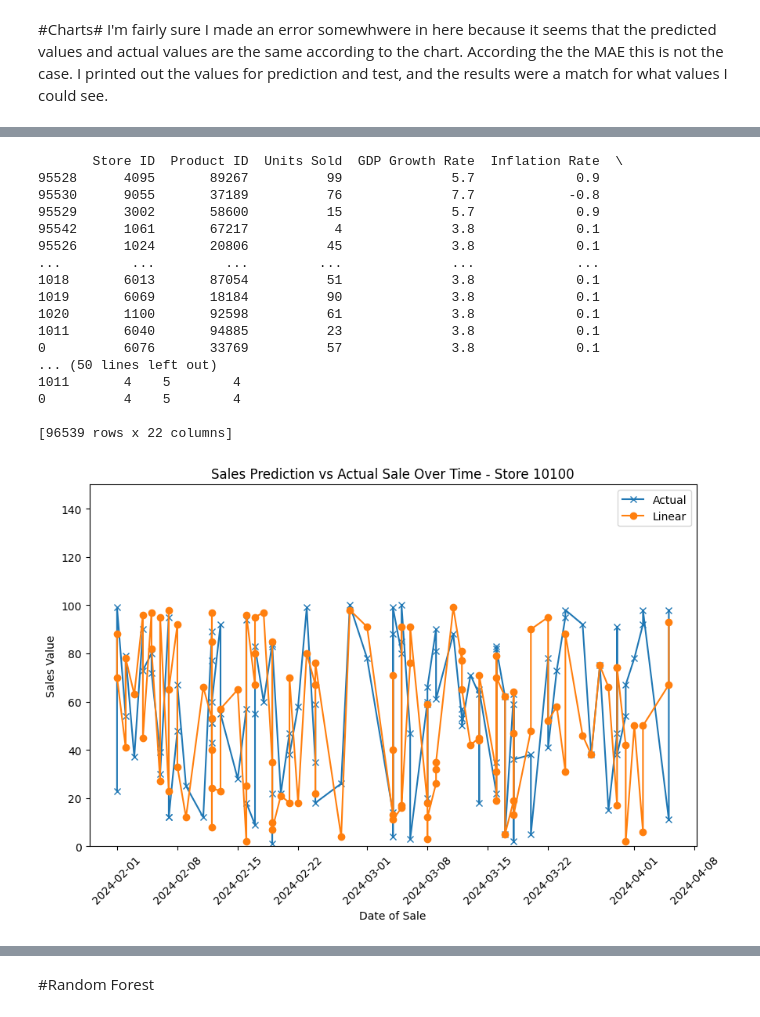
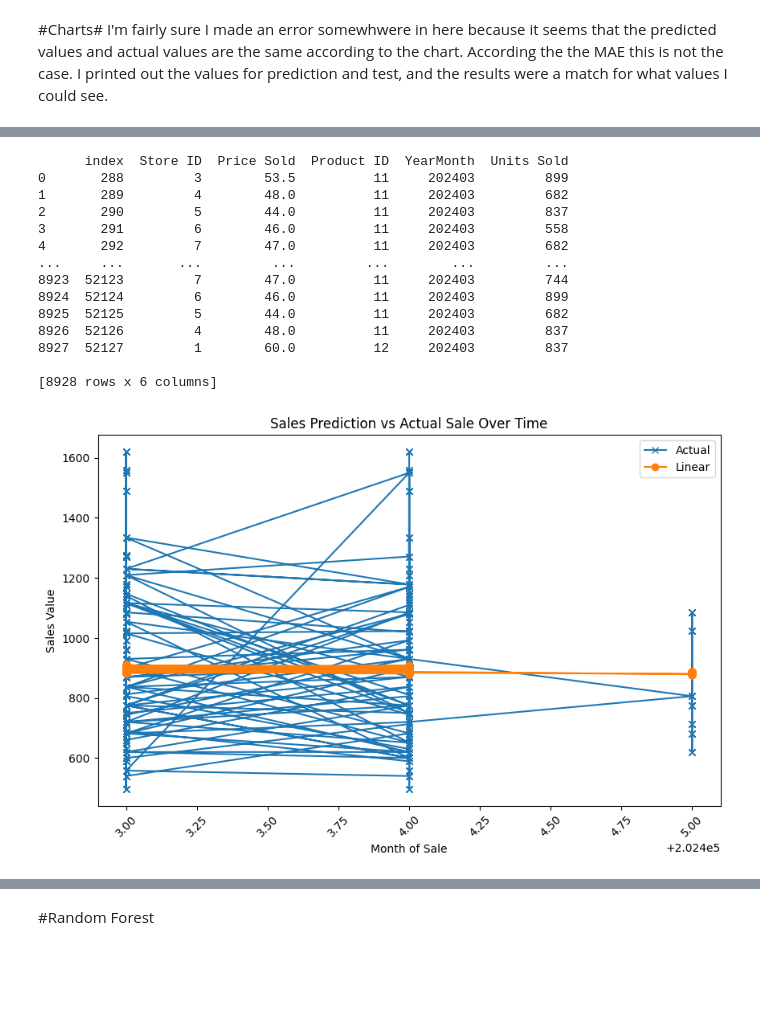
Before and after one commit to kevinhoffmanglyde/oxfordgenaigroup2, a Jupyter notebook: Group2EndtoEnd.ipynb, the cells around one changed output, grey strips where cells are left out. Cells and saved outputs as stored; diff of their text form; code cells hidden in the pictures; blank space fills up the shorter version.

```diff
--- a/Group2EndtoEnd.ipynb
+++ b/Group2EndtoEnd.ipynb
@@ -146,4 +219,5 @@ plt.show()
 # %%
+df['Date of Sale'] = pd.to_datetime(df['Date of Sale'], format='%d/%m/%Y')
 min_sale_date = df['Date of Sale'].min()
 max_sale_date = df['Date of Sale'].max()
 
@@ -161,7 +235,7 @@ So, selecting out test and train data set should probably be on dates rather tha
 Once the data split is completed, I had to drop the Date of Sale feature because it would not process as a number.  The componensts of the date can be reconstituted for charts at a later point.
 The below includes one-hot encoding for the Product Category and Country.
 # %%
-df['Date of Sale'] = pd.to_datetime(df['Date of Sale'])
+#df['Date of Sale'] = pd.to_datetime(df['Date of Sale'])
 print(df['Date of Sale'].head(10))
 #df['Units Sold'] = df['Units Sold'].astype(int)
 print('Actuals:', df['Units Sold'].head(10))
@@ -254,0 +329,6 @@ Name: Units Sold, Length: 96539, dtype: int64
+# %%
+X = dfa.drop(columns='Units Sold')
+X = X.drop(columns='GDP Growth Rate')
+X = X.drop(columns='Country')
+X = X.drop(columns='Product Category')
+X = X.drop(columns='Inflation Rate')
@@ -305,3 +451,11 @@ X.describe()
 #Charts#
 I'm fairly sure I made an error somewhwere in here because it seems that the predicted values and actual values are the same according to the chart.  According the the MAE this is not the case.
 I printed out the values for prediction and test, and the results were a match for what values I could see.
+# %%
+from datetime import datetime
+#X_Test['Date of Sale'] = pd.to_datetime(X_Test[['Year', 'Month', 'Day']])
+X_Test.reset_index(drop=True, inplace=True)
+Y_Test.reset_index(drop=True, inplace=True)
+merged_df = pd.merge(X_Test, Y_Test, left_index=True, right_index=True)
+print(merged_df)
+merged_df.describe()
@@ -308,52 +505,39 @@ I printed out the values for prediction and test, and the results were a match f
 # %%
-from datetime import datetime
-
-print( X_Test)
-X_Test['Date of Sale'] = pd.to_datetime(X_Test[['Year', 'Month', 'Day']])
-
-
-merged_df = pd.merge(X_Test, Y_Test, left_index=True, right_index=True)
-filtered_df = merged_df[merged_df['Store ID'] == 10100]
-df_1d = pd.DataFrame(predictionsLR, columns=['Prediction'])
-merged_df2 = pd.merge(X_Test, df_1d, left_index=True, right_index=True)
-filtered_df2 = merged_df2[merged_df2['Store ID'] == 10100]
+print(merged_df)
 #print(filtered_df2)
 plt.figure(figsize=(10, 6))  # Set the figure size= modelLR.predict(X_Test)
 #print(filtered_df)
-plt.plot(filtered_df['Date of Sale'] , filtered_df['Units Sold_y'], label='Actual', marker='x')  # Plot Sales Prediction
-plt.plot(filtered_df2['Date of Sale'] ,  filtered_df2['Prediction'], label='Linear', marker='o')  # Plot Sales Prediction
+plt.plot(merged_df['YearMonth'] , merged_df['Units Sold'], label='Actual', marker='x')  # Plot Sales Prediction
+plt.plot(merged_df2['YearMonth'] ,  merged_df2['Prediction'], label='Linear', marker='o')  # Plot Sales Prediction
 # Adding titles and labels
-plt.title('Sales Prediction vs Actual Sale Over Time - Store 10100')
-plt.xlabel('Date of Sale')
+plt.title('Sales Prediction vs Actual Sale Over Time')
+plt.xlabel('Month of Sale')
 plt.ylabel('Sales Value')
 plt.xticks(rotation=45)  # Rotate date labels for better readability
-plt.ylim(0, 150)
+#plt.ylim(0, 150)
 
 # Adding legend
 plt.legend()
 
 # Show the plot
 plt.show()
-X_Test = X_Test.drop(columns=['Date of Sale'])
+#X_Test = X_Test.drop(columns=['Date of Sale'])
 # %% [output]
-       Store ID  Product ID  Units Sold  GDP Growth Rate  Inflation Rate  \
-95528      4095       89267          99              5.7             0.9
-95530      9055       37189          76              7.7            -0.8
-95529      3002       58600          15              5.7             0.9
-95542      1061       67217           4              3.8             0.1
-95526      1024       20806          45              3.8             0.1
-...         ...         ...         ...              ...             ...
-1018       6013       87054          51              3.8             0.1
-1019       6069       18184          90              3.8             0.1
-1020       1100       92598          61              3.8             0.1
-1011       6040       94885          23              3.8             0.1
-0          6076       33769          57              3.8             0.1
-... (50 lines left out)
-1011       4    5        4
-0          4    5        4
+      index  Store ID  Price Sold  Product ID  YearMonth  Units Sold
+0       288         3        53.5          11     202403         899
+1       289         4        48.0          11     202403         682
+2       290         5        44.0          11     202403         837
+3       291         6        46.0          11     202403         558
+4       292         7        47.0          11     202403         682
+...     ...       ...         ...         ...        ...         ...
+8923  52123         7        47.0          11     202403         744
+8924  52124         6        46.0          11     202403         899
+8925  52125         5        44.0          11     202403         682
+8926  52126         4        48.0          11     202403         837
+8927  52127         1        60.0          12     202403         837
 
-[96539 rows x 22 columns]
+[8928 rows x 6 columns]
-[figure, old version]
+[figure, new version]
 # %%
 # Plotting actual vs predicted values to visualize how well our model is performing.
 plt.scatter(Y_Test, predictionsLR)
```
Also changed, not shown: parts of 48 cells of this notebook.
